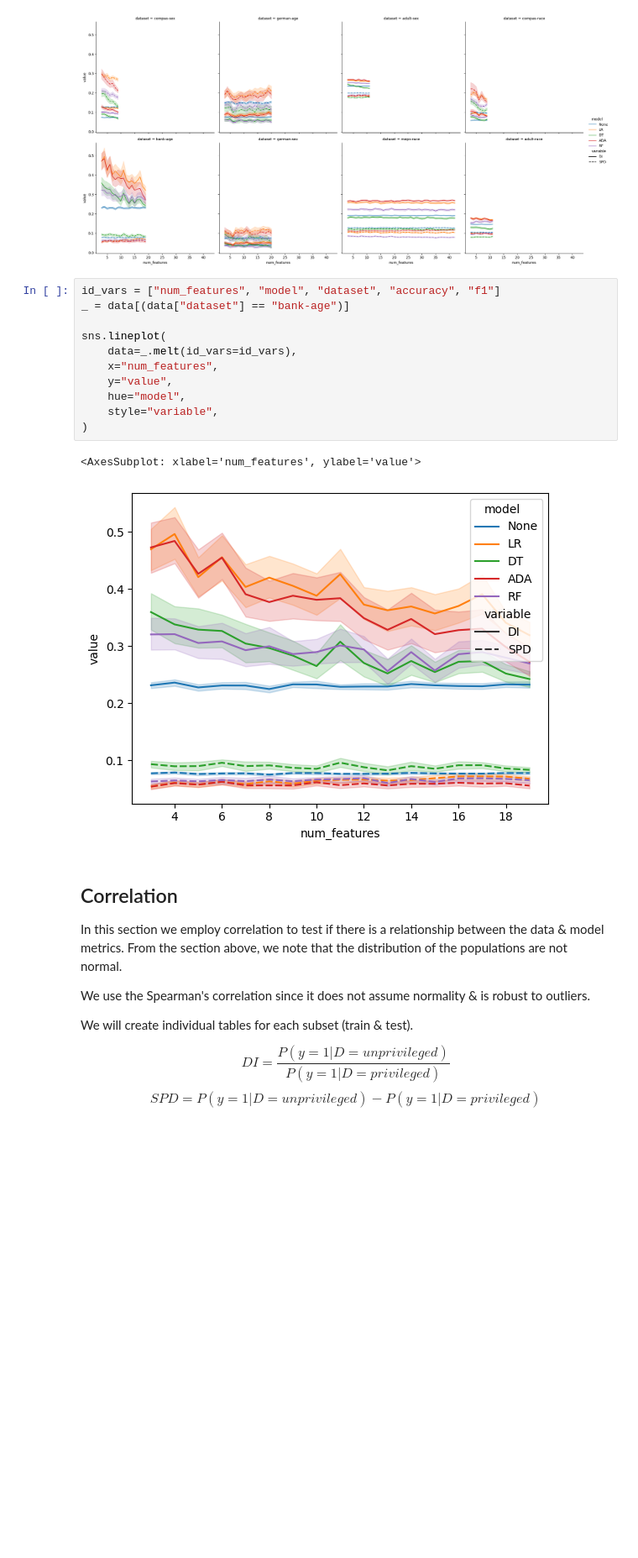
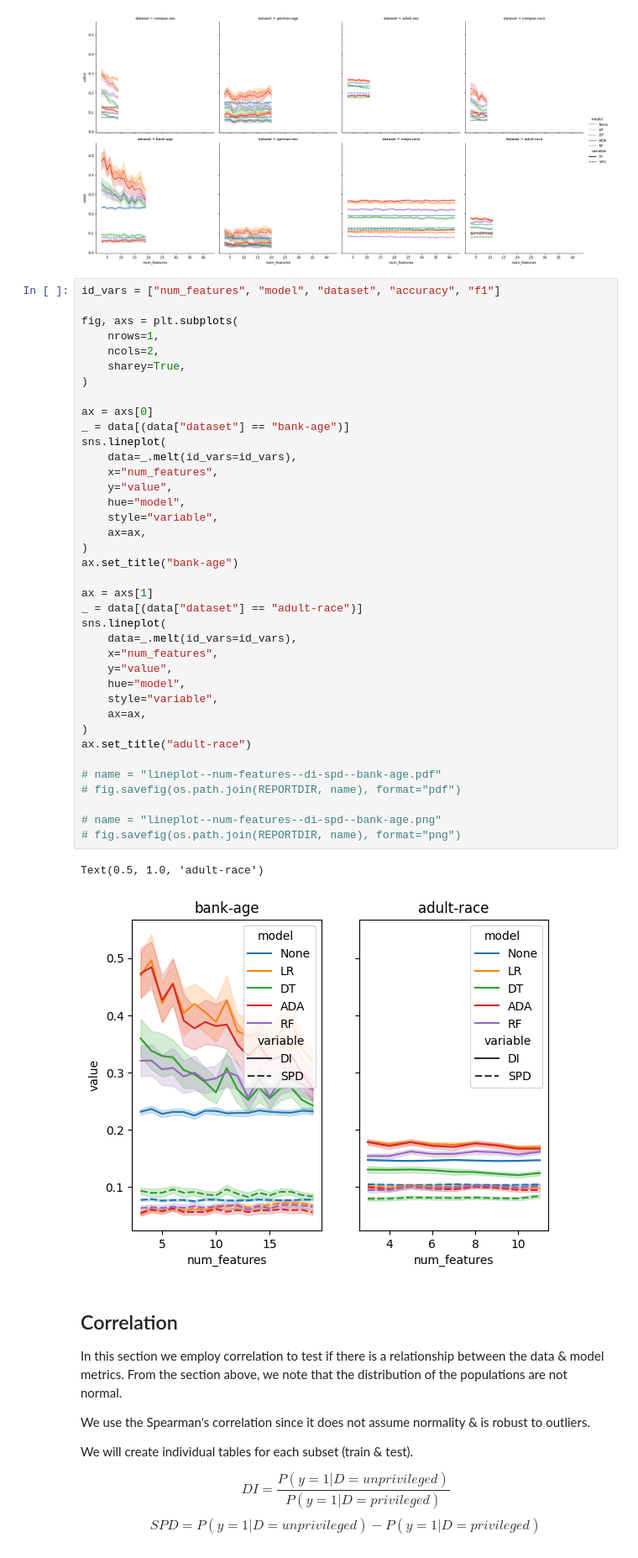
Before and after one commit to arumoy-shome/shome2022qualitative, a Jupyter notebook: docs/exp-feature-sets.ipynb, the cells around one changed output. Shown at 84% size. Saved outputs shown, nothing was run; the diff lists cells and outputs as text; blank space fills up the shorter version.

```diff
--- a/docs/exp-feature-sets.ipynb
+++ b/docs/exp-feature-sets.ipynb
@@ -244,20 +245,47 @@ sns.relplot(
 # %% [output]
 <seaborn.axisgrid.FacetGrid at 0x...>
 [figure]
-# %%
-id_vars = ["num_features", "model", "dataset", "accuracy", "f1"]
-_ = data[(data["dataset"] == "bank-age")]
-
-sns.lineplot(
-    data=_.melt(id_vars=id_vars),
-    x="num_features",
-    y="value",
-    hue="model",
-    style="variable",
-)
-# %% [output]
-<AxesSubplot: xlabel='num_features', ylabel='value'>
-[figure, removed]
+# %%
+id_vars = ["num_features", "model", "dataset", "accuracy", "f1"]
+
+fig, axs = plt.subplots(
+    nrows=1,
+    ncols=2,
+    sharey=True,
+)
+
+ax = axs[0]
+_ = data[(data["dataset"] == "bank-age")]
+sns.lineplot(
+    data=_.melt(id_vars=id_vars),
+    x="num_features",
+    y="value",
+    hue="model",
+    style="variable",
+    ax=ax,
+)
+ax.set_title("bank-age")
+
+ax = axs[1]
+_ = data[(data["dataset"] == "adult-race")]
+sns.lineplot(
+    data=_.melt(id_vars=id_vars),
+    x="num_features",
+    y="value",
+    hue="model",
+    style="variable",
+    ax=ax,
+)
+ax.set_title("adult-race")
+
+# name = "lineplot--num-features--di-spd--bank-age.pdf"
+# fig.savefig(os.path.join(REPORTDIR, name), format="pdf")
+
+# name = "lineplot--num-features--di-spd--bank-age.png"
+# fig.savefig(os.path.join(REPORTDIR, name), format="png")
+# %% [output]
+Text(0.5, 1.0, 'adult-race')
+[figure, added]
 # %% [markdown]
 ## Correlation
 In this section we employ correlation to test if there is a relationship between the data & model metrics. From the section above, we note that the distribution of the populations are not normal.
```
Also changed, not shown: parts of 26 cells of this notebook, 1 other file.
